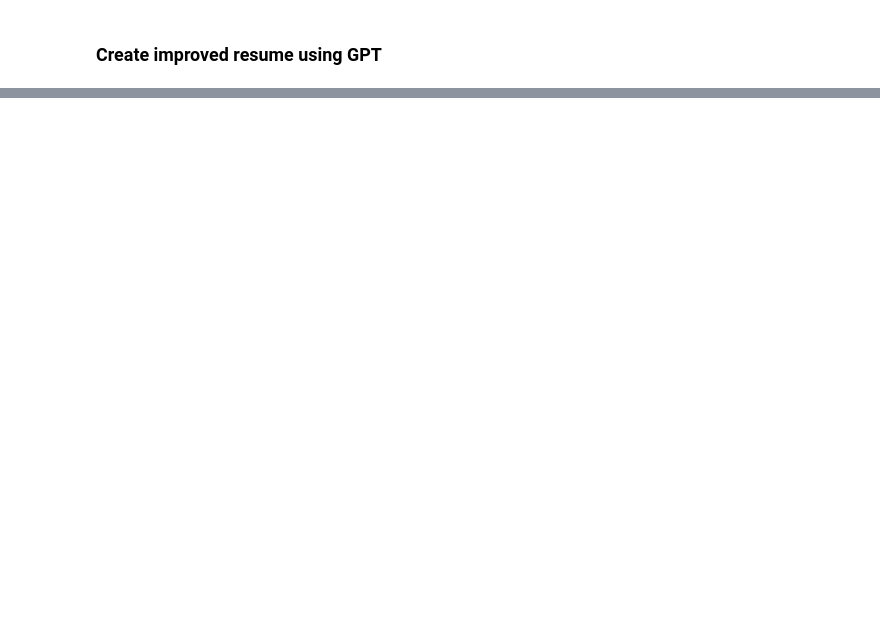
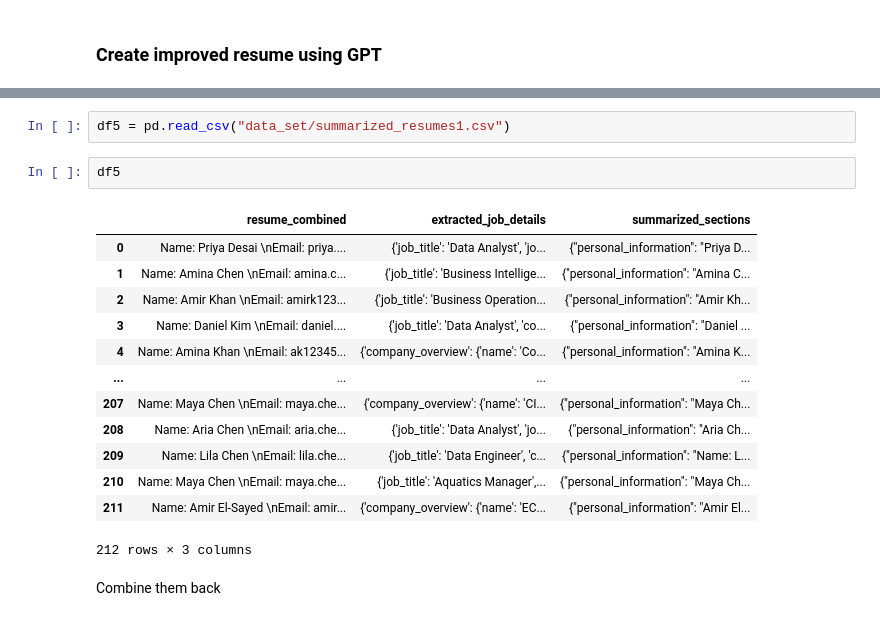
Before and after one commit to G6KlayWang/ResumePersonalization, a Jupyter notebook: data/resume_text.ipynb, the cells around one changed output, grey strips where cells are left out. Saved outputs shown, nothing was run; the diff lists cells and outputs as text; blank space fills up the shorter version.

Commit message:
target data

```diff
--- a/data/resume_text.ipynb
+++ b/data/resume_text.ipynb
@@ -351,0 +417,20 @@ print("Merged CSV saved as merged_output_jobs_with_details.csv")
+# %%
+df5 = pd.read_csv("data_set/summarized_resumes1.csv")
+# %%
+df5
+# %% [output]
+|  | resume_combined | extracted_job_details | summarized_sections |
+| 0 | Name: Priya Desai \nEmail: priya.... | {'job_title': 'Data Analyst', 'jo... | {"personal_information": "Priya D... |
+| 1 | Name: Amina Chen \nEmail: amina.c... | {'job_title': 'Business Intellige... | {"personal_information": "Amina C... |
+| 2 | Name: Amir Khan \nEmail: amirk123... | {'job_title': 'Business Operation... | {"personal_information": "Amir Kh... |
+| 3 | Name: Daniel Kim \nEmail: daniel.... | {'job_title': 'Data Analyst', 'co... | {"personal_information": "Daniel ... |
+| 4 | Name: Amina Khan \nEmail: ak12345... | {'company_overview': {'name': 'Co... | {"personal_information": "Amina K... |
+| ... | ... | ... | ... |
+| 207 | Name: Maya Chen \nEmail: maya.che... | {'company_overview': {'name': 'CI... | {"personal_information": "Maya Ch... |
+| 208 | Name: Aria Chen \nEmail: aria.che... | {'job_title': 'Data Analyst', 'jo... | {"personal_information": "Aria Ch... |
+| 209 | Name: Lila Chen \nEmail: lila.che... | {'job_title': 'Data Engineer', 'c... | {"personal_information": "Name: L... |
+| 210 | Name: Maya Chen \nEmail: maya.che... | {'job_title': 'Aquatics Manager',... | {"personal_information": "Maya Ch... |
+| 211 | Name: Amir El-Sayed \nEmail: amir... | {'company_overview': {'name': 'EC... | {"personal_information": "Amir El... |
+212 rows × 3 columns
+# %% [markdown]
+Combine them back
```
Also changed, not shown: parts of 9 cells of this notebook, 8 other files.
